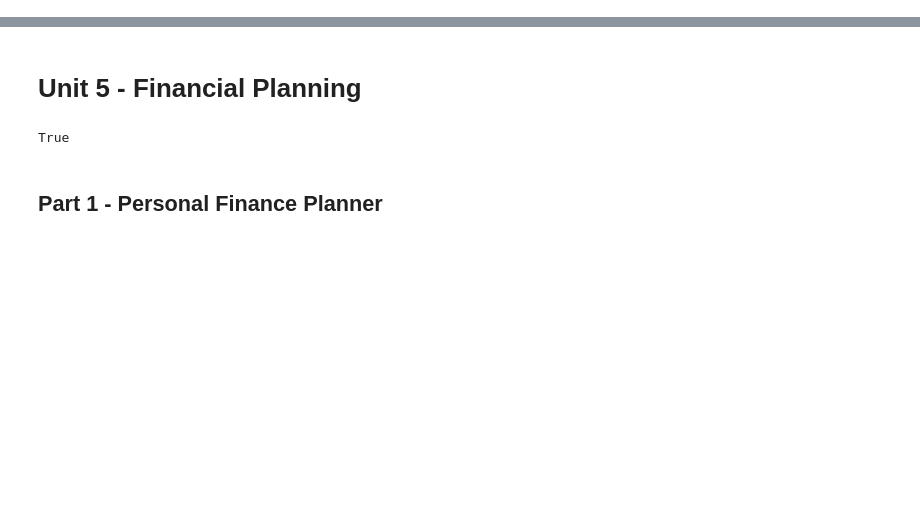
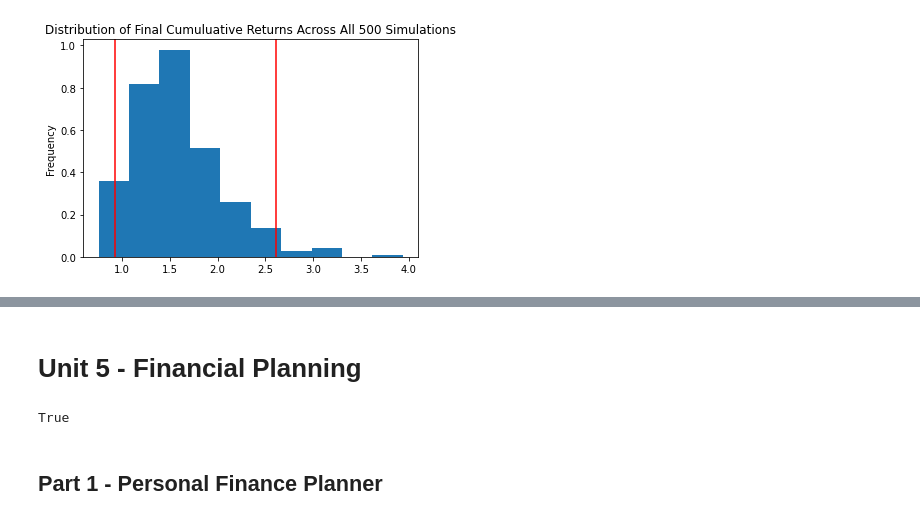
Before and after one commit to mowlem123/API_Homework, a Jupyter notebook: main.ipynb, the cells around one changed output, grey strips where cells are left out. Cells and saved outputs as stored; diff of their text form; code cells hidden in the pictures; blank space fills up the shorter version.

```diff
--- a/main.ipynb
+++ b/main.ipynb
@@ -0,0 +490,6 @@
+# %%
+# Plot probability distribution and confidence intervals
+# YOUR CODE HERE!
+dist_plot2 = MC_early_dist.plot_distribution()
+# %% [output]
+[figure, added]
```
Also changed, not shown: parts of 54 cells of this notebook.
